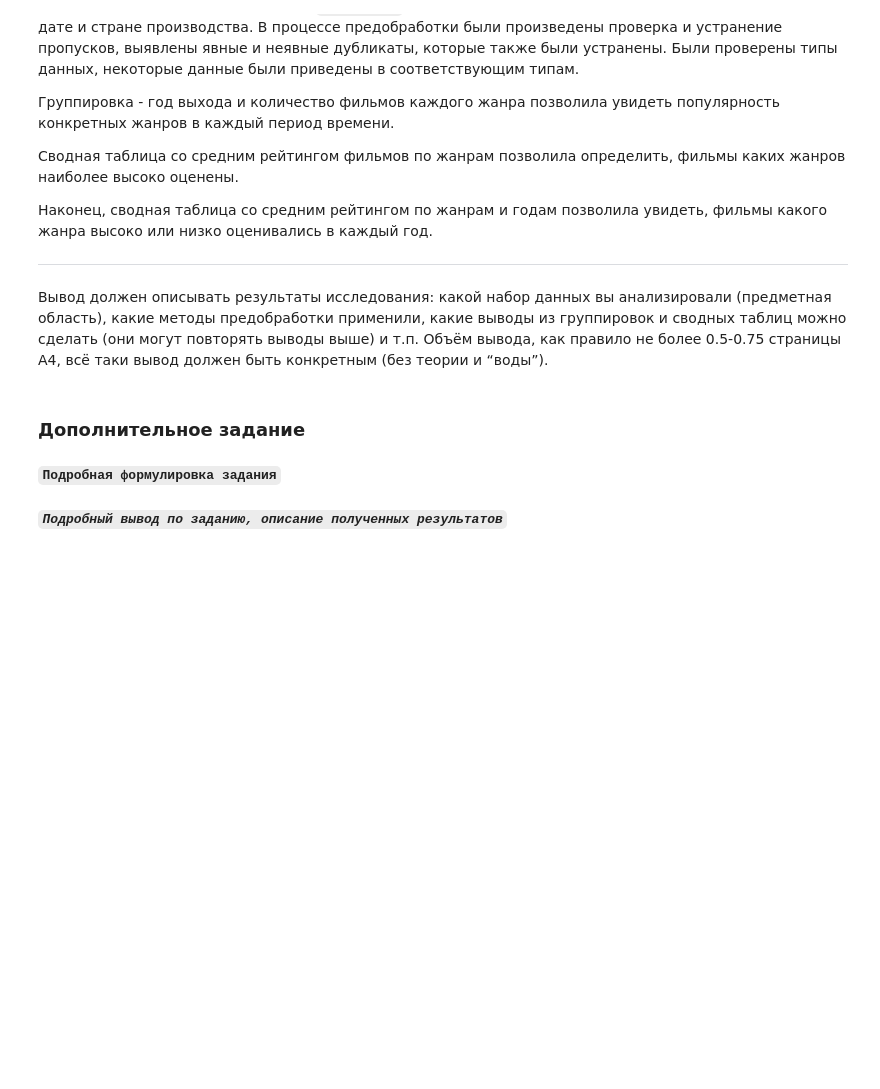
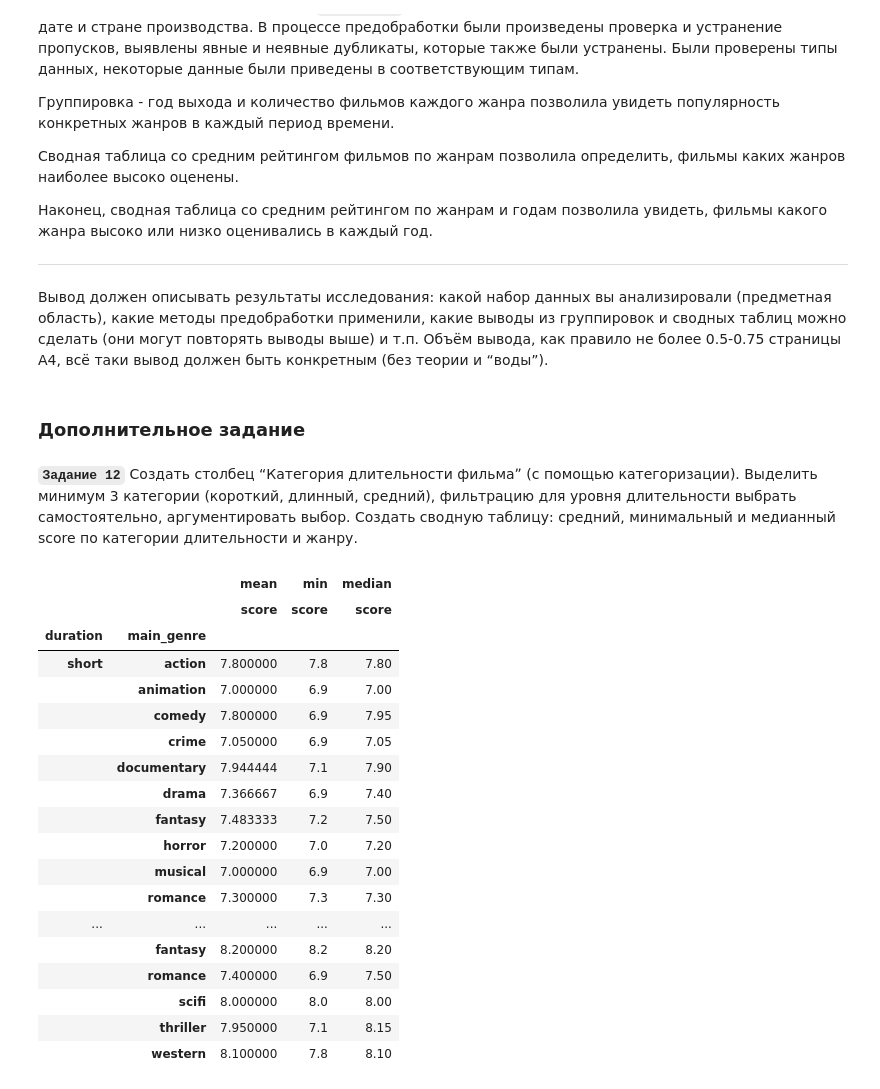
Before and after one commit to tush00nka/DA_lab_1, a Jupyter notebook: ЛР1_Борисоглебский_12.ipynb, the cells around one changed output. Saved outputs shown, nothing was run; the diff lists cells and outputs as text; code cells hidden in the pictures; blank space fills up the shorter version.

Commit message:
дополнительное задание

```diff
--- a/ЛР1_Борисоглебский_12.ipynb
+++ b/ЛР1_Борисоглебский_12.ipynb
@@ -371,5 +373,3 @@ df.pivot_table(index='main_genre', columns='release_year', values='score', aggfu
 Вывод должен описывать результаты исследования: какой набор данных вы анализировали (предметная область), какие методы предобработки применили, какие выводы из группировок и сводных таблиц можно сделать (они могут повторять выводы выше) и т.п. Объём вывода, как правило не более 0.5-0.75 страницы А4, всё таки вывод должен быть конкретным (без теории и “воды”).
 # %% [markdown]
 ### Дополнительное задание
-# %% [markdown]
-**`Подробная формулировка задания`**
@@ -378,2 +376,31 @@ df.pivot_table(index='main_genre', columns='release_year', values='score', aggfu
-# %% [markdown]
-***`Подробный вывод по заданию, описание полученных результатов`***
+# %% [markdown]
+**`Задание 12`** Создать столбец “Категория длительности фильмаˮ (с помощью
+категоризации). Выделить минимум 3 категории (короткий, длинный,
+средний), фильтрацию для уровня длительности выбрать самостоятельно,
+аргументировать выбор. Создать сводную таблицу: средний, минимальный
+и медианный score по категории длительности и жанру.
+# %%
+dur = pd.cut(df['duration'], 3, labels=['short', 'normal', 'long'])
+
+table = df.pivot_table(index=[dur, 'main_genre'], values=['score'], aggfunc=['mean', 'min', 'median'], observed=False)
+table
+# %% [output]
+|  |  | mean | min | median |
+|  |  | score | score | score |
+| duration | main_genre |  |  |  |
+| short | action | 7.800000 | 7.8 | 7.80 |
+|  | animation | 7.000000 | 6.9 | 7.00 |
+|  | comedy | 7.800000 | 6.9 | 7.95 |
+|  | crime | 7.050000 | 6.9 | 7.05 |
+|  | documentary | 7.944444 | 7.1 | 7.90 |
+|  | drama | 7.366667 | 6.9 | 7.40 |
+|  | fantasy | 7.483333 | 7.2 | 7.50 |
+|  | horror | 7.200000 | 7.0 | 7.20 |
+|  | musical | 7.000000 | 6.9 | 7.00 |
+|  | romance | 7.300000 | 7.3 | 7.30 |
+| ... | ... | ... | ... | ... |
+|  | fantasy | 8.200000 | 8.2 | 8.20 |
+|  | romance | 7.400000 | 6.9 | 7.50 |
+|  | scifi | 8.000000 | 8.0 | 8.00 |
+|  | thriller | 7.950000 | 7.1 | 8.15 |
+|  | western | 8.100000 | 7.8 | 8.10 |
```
Also changed, not shown: parts of 5 cells of this notebook, 1 other file.
